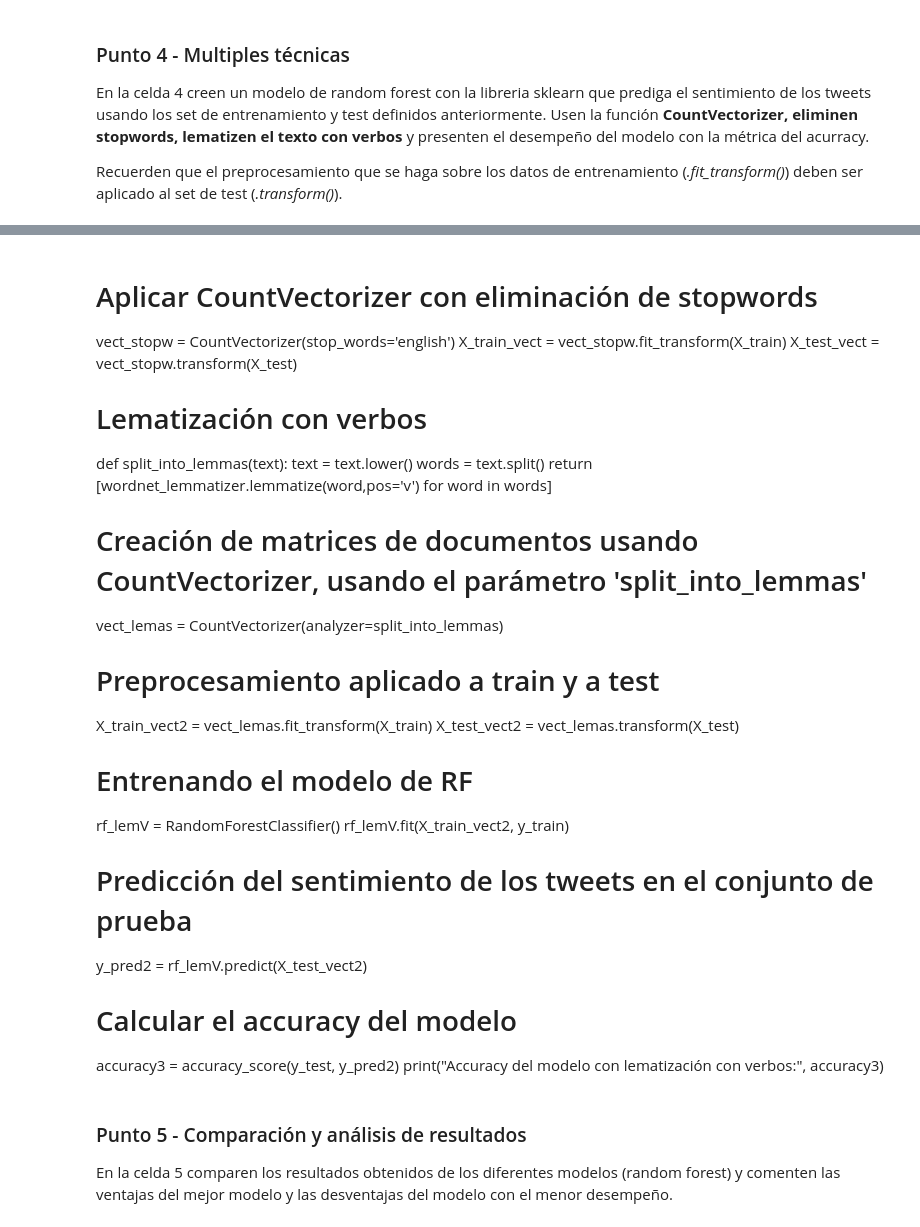
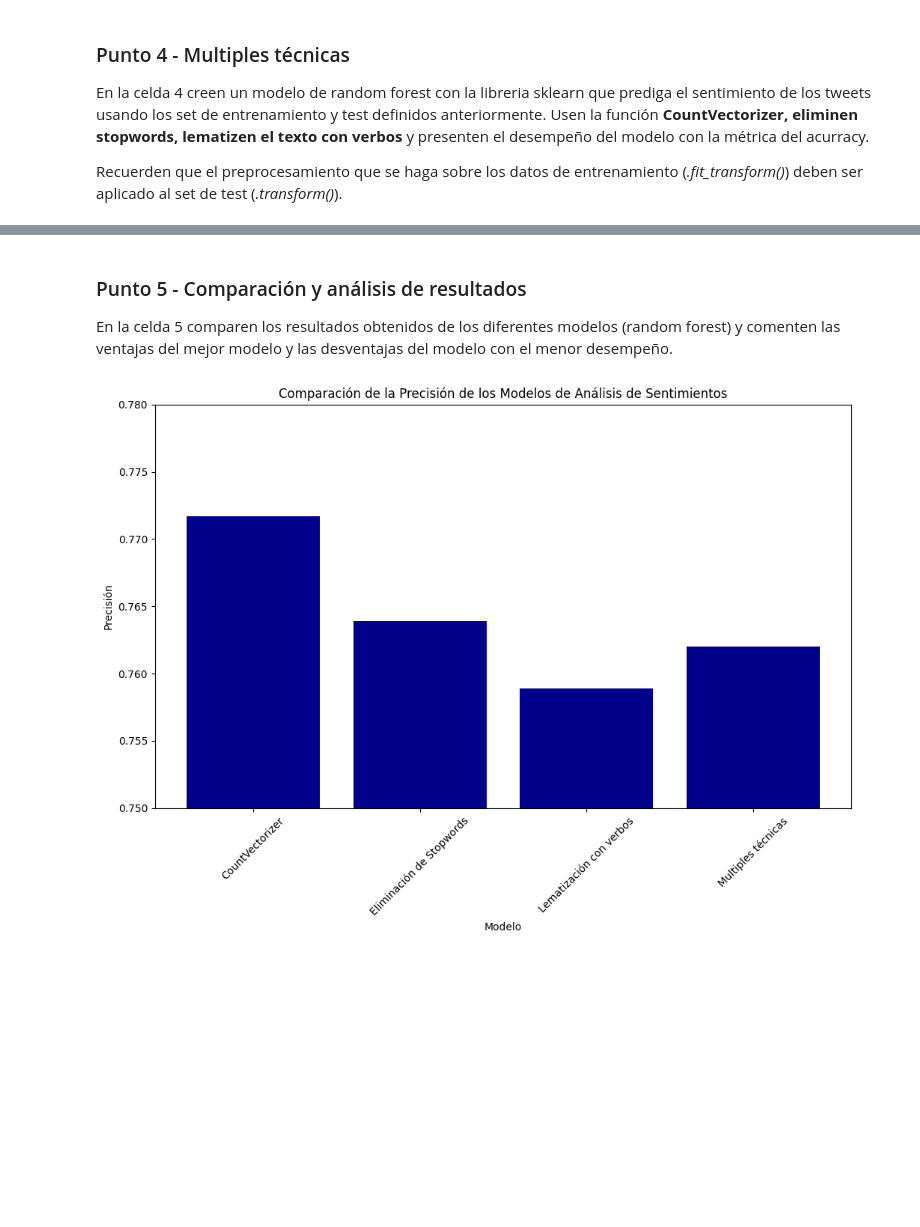
Before and after one commit to felipelobatodasilva/MIAD_NLP, a Jupyter notebook: Semana5/S5TC1_Analisis_Sentimientos.ipynb, the cells around one changed output, grey strips where cells are left out. Saved outputs shown, nothing was run; the diff lists cells and outputs as text; code cells hidden in the pictures; blank space fills up the shorter version.

```diff
--- a/Semana5/S5TC1_Analisis_Sentimientos.ipynb
+++ b/Semana5/S5TC1_Analisis_Sentimientos.ipynb
@@ -260,32 +254,3 @@ Accuracy del modelo con eliminación de stopwords y lematización con verbos: 0.
-# %% [markdown]
-# Aplicar CountVectorizer con eliminación de stopwords
-vect_stopw = CountVectorizer(stop_words='english')
-X_train_vect = vect_stopw.fit_transform(X_train)
-X_test_vect = vect_stopw.transform(X_test)
-
-# Lematización con verbos
-def split_into_lemmas(text):
-  text = text.lower()
-  words = text.split()
-  return [wordnet_lemmatizer.lemmatize(word,pos='v') for word in words]
-
-# Creación de matrices de documentos usando CountVectorizer, usando el parámetro 'split_into_lemmas'
-vect_lemas = CountVectorizer(analyzer=split_into_lemmas)
-
-# Preprocesamiento aplicado a train y a test
-X_train_vect2 = vect_lemas.fit_transform(X_train)
-X_test_vect2 = vect_lemas.transform(X_test)
-
-# Entrenando el modelo de RF
-rf_lemV = RandomForestClassifier()
-rf_lemV.fit(X_train_vect2, y_train)
-
-# Predicción del sentimiento de los tweets en el conjunto de prueba
-y_pred2 = rf_lemV.predict(X_test_vect2)
-
-# Calcular el accuracy del modelo
-accuracy3 = accuracy_score(y_test, y_pred2)
-print("Accuracy del modelo con lematización con verbos:", accuracy3)
 # %% [markdown]
 ### Punto 5 - Comparación y análisis de resultados
 
@@ -294,0 +258,34 @@ En la celda 5 comparen los resultados obtenidos de los diferentes modelos (rando
+# %%
+import pandas as pd
+import matplotlib.pyplot as plt
+
+# Datos de los resultados de precisión de los diferentes modelos
+resultados = {
+    'Modelo': [
+        'CountVectorizer',
+        'Eliminación de Stopwords',
+        'Lematización con verbos',
+        'Multiples técnicas'
+    ],
+    'Precisión': [
+        0.7717,  # CountVectorizer
+        0.7639,  # Stopwords
+        0.7589,  # Lematização
+        0.7620   # Multiples técnicas
+    ]
+}
+
+# Crea un DataFrame con los resultados
+df_resultados = pd.DataFrame(resultados)
+
+# Visualización de los resultados para una mejor visualización
+plt.figure(figsize=(12, 7))
+plt.bar(df_resultados['Modelo'], df_resultados['Precisión'], color='darkblue')
+plt.xlabel('Modelo')
+plt.ylabel('Precisión')
+plt.title('Comparación de la Precisión de los Modelos de Análisis de Sentimientos')
+plt.ylim(0.75, 0.78)
+plt.xticks(rotation=45)
+plt.show()
+# %% [output]
+[figure, added]
```
Also changed, not shown: parts of 9 cells of this notebook.
